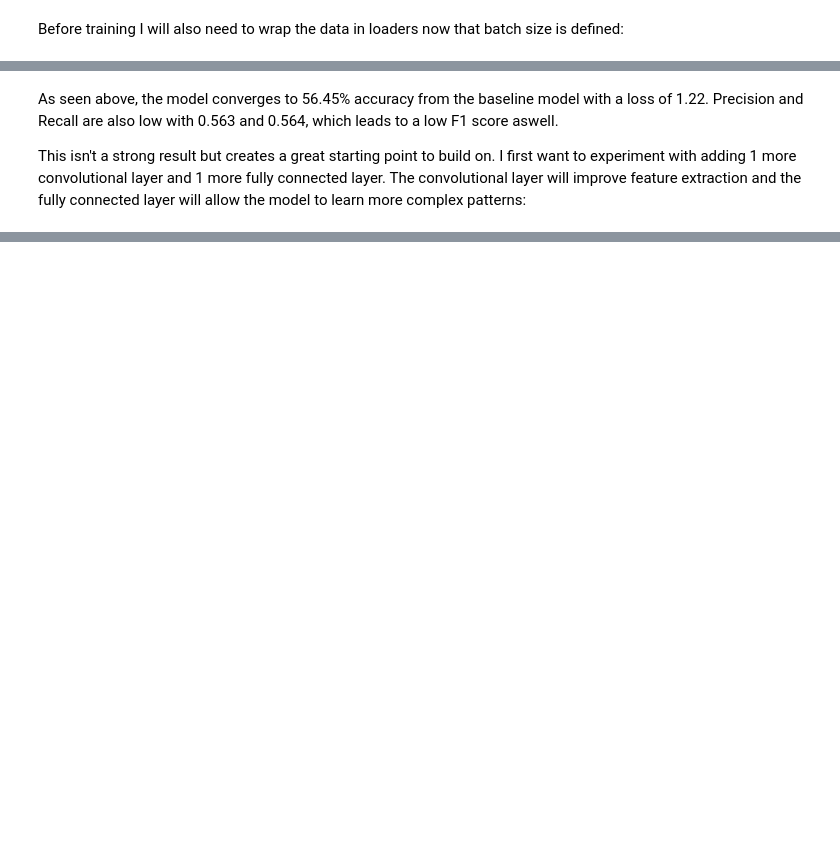
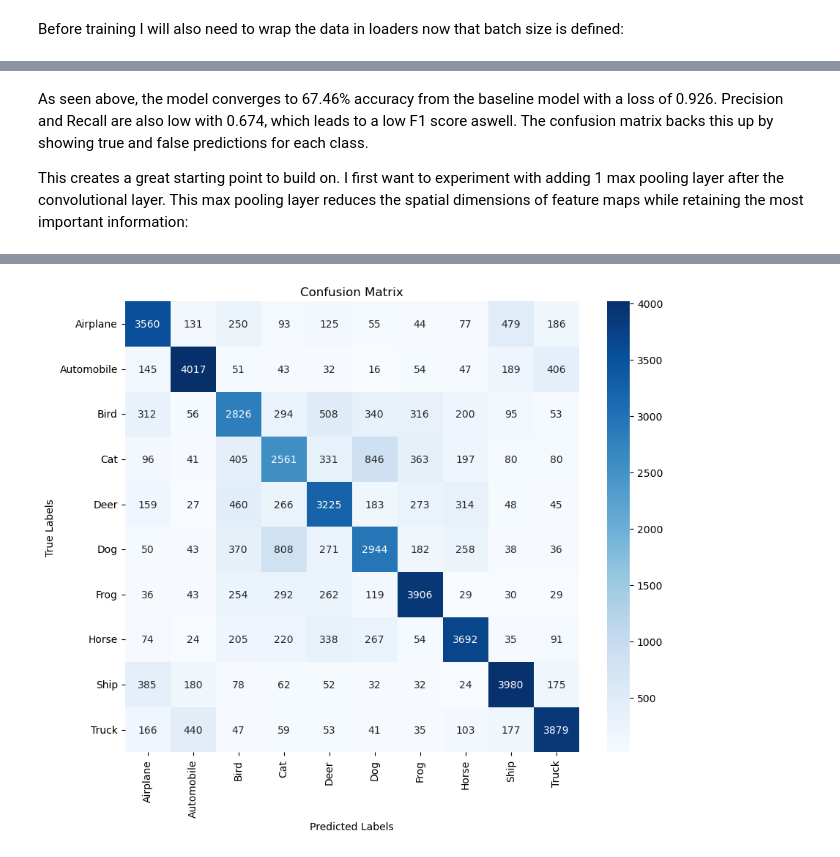
Before and after one commit to zcityuni/IN3063-coursework, a Jupyter notebook: Task2.ipynb, the cells around one changed output, grey strips where cells are left out. Cells and saved outputs as stored; diff of their text form; code cells hidden in the pictures; blank space fills up the shorter version.

Commit message:
Finished Baseline with 2 Improvements

```diff
--- a/Task2.ipynb
+++ b/Task2.ipynb
@@ -196,5 +213,42 @@ Precision: 0.5632, Recall: 0.5645, F1 Score: 0.5631
 # %% [markdown]
-As seen above, the model converges to 56.45% accuracy from the baseline model with a loss of 1.22. Precision and Recall are also low with 0.563 and 0.564, which leads to a low F1 score aswell.
+As seen above, the model converges to 67.46% accuracy from the baseline model with a loss of 0.926. Precision and Recall are also low with 0.674, which leads to a low F1 score aswell.
+The confusion matrix backs this up by showing true and false predictions for each class.
 
-This isn't a strong result but creates a great starting point to build on.
-I first want to experiment with adding 1 more convolutional layer and 1 more fully connected layer. The convolutional layer will improve feature extraction and the fully connected layer will allow the model to learn more complex patterns:
+This creates a great starting point to build on.
+I first want to experiment with adding 1 max pooling layer after the convolutional layer. This max pooling layer reduces the spatial dimensions of feature maps while retaining the most important information:
+# %%
+import torch
+import torch.nn as nn
+import torch.nn.functional as F
+
+class CNN_Pool(nn.Module):
+    def __init__(self):
+        super(CNN_Pool, self).__init__()
+
+        # 1 Convolutional Layer
+        self.conv1 = nn.Conv2d(3, 16, kernel_size=3)
+
+        # 1 Pooling Layer
+        self.pool = nn.MaxPool2d(kernel_size=2, stride=2)
+
+        # 1 Fully Connected Layer
+        self.fc1 = nn.Linear(16 * 15 * 15, 10)
+
+    def forward(self, x):
+        x = F.relu(self.conv1(x))
+        x = self.pool(x)
+        x = x.view(x.size(0), -1)
+        x = self.fc1(x)
+        return x
+
+pool_model = CNN_Pool()
+pool_optimizer = optim.Adam(pool_model.parameters(), lr=learning_rate)
+
+# Baseline Hyperparameters
+
+batch_size = 64
+learning_rate = 0.001
+num_epochs = 8
+
+train_model(pool_model, pool_optimizer)
+# %% [output]
@@ -200,0 +271 @@ I first want to experiment with adding 1 more convolutional layer and 1 more ful
+[figure, added]
```
Also changed, not shown: parts of 8 cells of this notebook.
